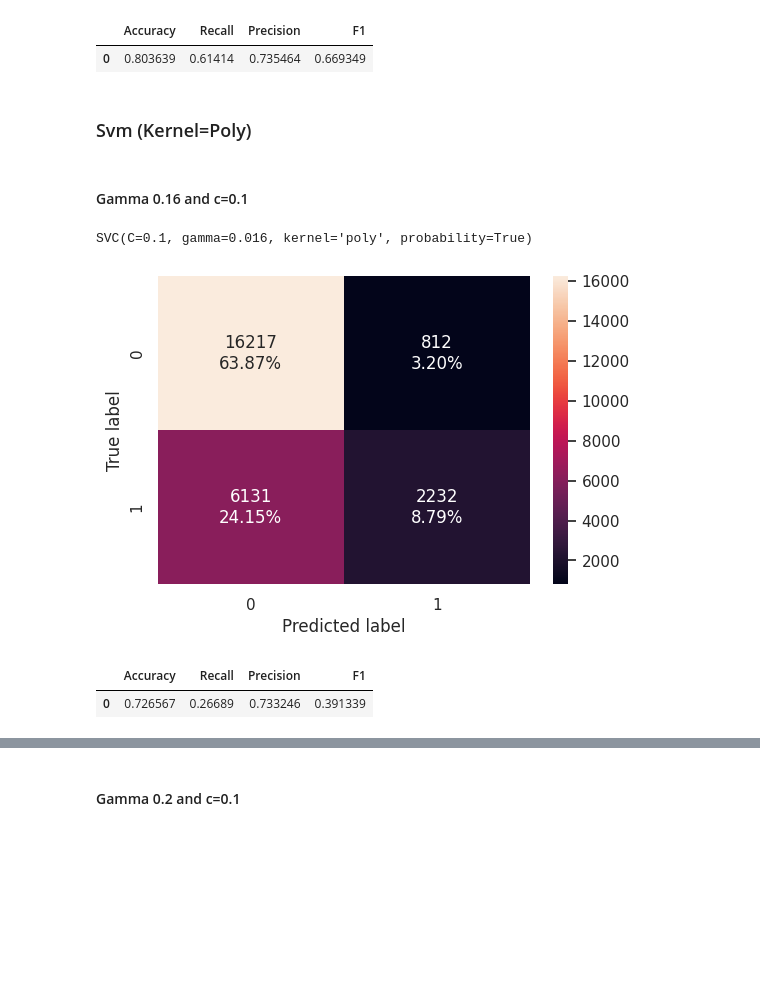
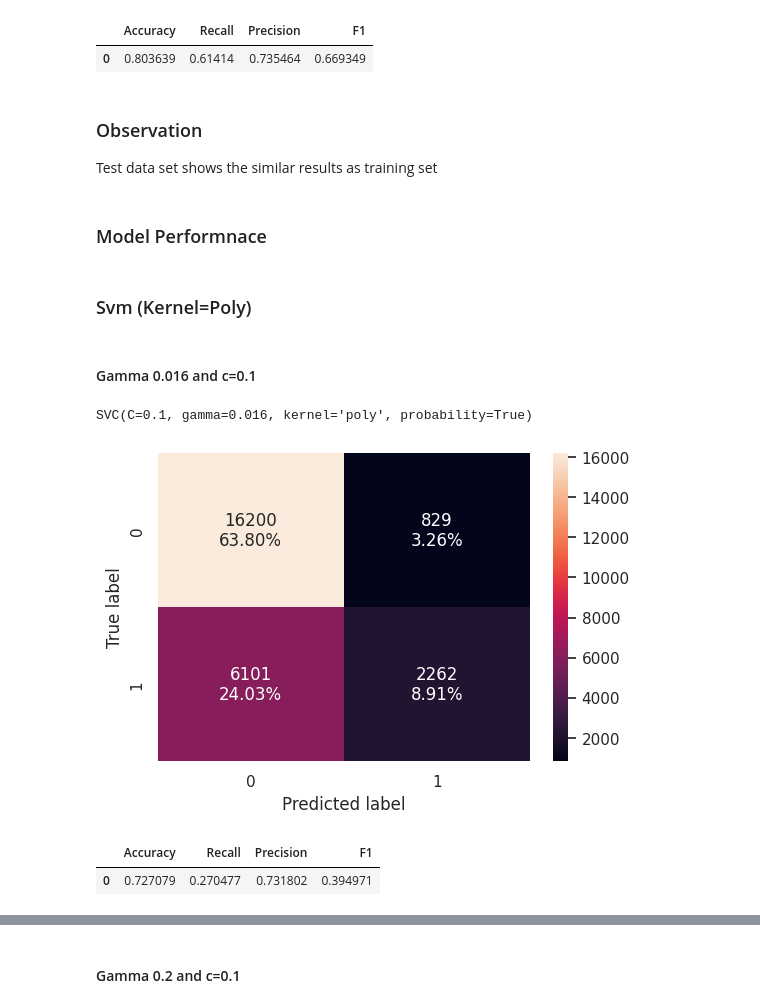
Before and after one commit to Rajesh2015/inn-hotels-bookings, a Jupyter notebook: inn_hotel_bookings_solution.ipynb, the cells around one changed output, grey strips where cells are left out. Saved outputs shown, nothing was run; the diff lists cells and outputs as text; code cells hidden in the pictures; blank space fills up the shorter version.

```diff
--- a/inn_hotel_bookings_solution.ipynb
+++ b/inn_hotel_bookings_solution.ipynb
@@ -2382,23 +2430,28 @@ svm_performance_precesion_recall_threshold_test
 # %% [output]
 |  | Accuracy | Recall | Precision | F1 |
 | 0 | 0.803639 | 0.61414 | 0.735464 | 0.669349 |
+# %% [markdown]
+### Observation
+Test data set shows the similar results as training set
+# %% [markdown]
+### Model Performnace
 # %% [markdown]
 ### Svm (Kernel=Poly)
 # %% [markdown]
-#### Gamma 0.16 and c=0.1
+#### Gamma 0.016 and c=0.1
 # %%
 # fitting SVM model with kernel poly
-svm_poly = SVC(kernel='poly',probability=True,degree=3,gamma=0.016,C=0.1)
-svm_poly.fit(X_train_svm_scaled,y_train_svm)
+svm_poly_1 = SVC(kernel='poly',probability=True,degree=3,gamma=0.016,C=0.1)
+svm_poly_1.fit(X_train_svm_scaled,y_train_svm)
 # %% [output]
 SVC(C=0.1, gamma=0.016, kernel='poly', probability=True)
 # %%
-confusion_matrix_sklearn(svm_poly,  X_train_svm_scaled, y_train_svm)
+confusion_matrix_sklearn(svm_poly_1,  X_train_svm_scaled, y_train_svm)
 # %% [output]
-[figure, old version]
+[figure, new version]
 # %%
-svm_performance_precesion_recall_threshold_train=model_performance_classification_sklearn(model=svm_poly, predictors=X_train_svm_scaled, target=y_train_svm)
-svm_performance_precesion_recall_threshold_train
+svm_ploy_1_performance_precesion_recall_threshold_train=model_performance_classification_sklearn(model=svm_poly_1, predictors=X_train_svm_scaled, target=y_train_svm)
+svm_ploy_1_performance_precesion_recall_threshold_train
 # %% [output]
 |  | Accuracy | Recall | Precision | F1 |
-| 0 | 0.726567 | 0.26689 | 0.733246 | 0.391339 |
+| 0 | 0.727079 | 0.270477 | 0.731802 | 0.394971 |
```
Also changed, not shown: parts of 9 cells of this notebook.
